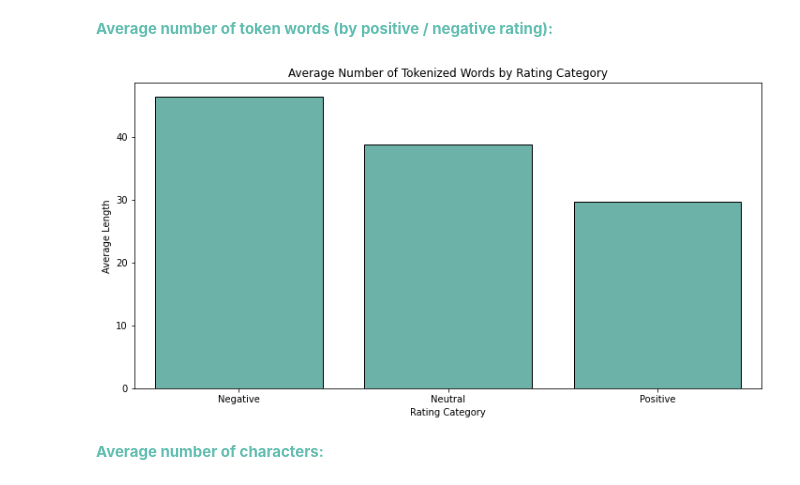
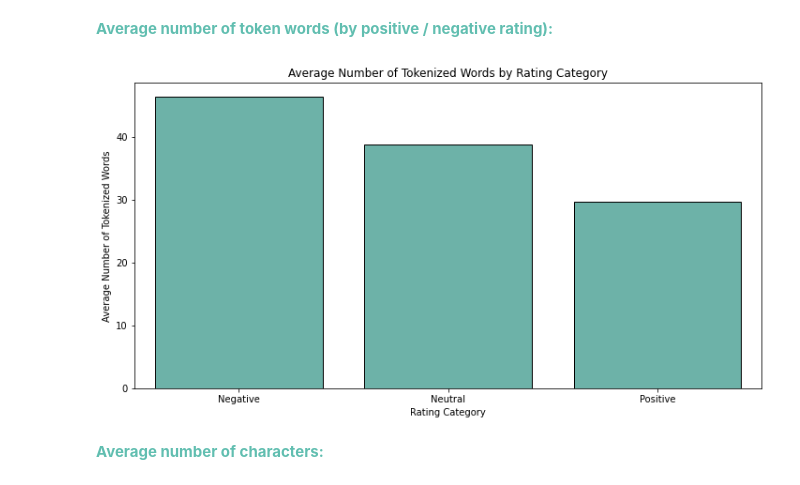
Before and after one commit to peacetay/CustomerProductReviews, a Jupyter notebook: EDA.ipynb, the cells around one changed output. Drawn from its saved outputs; the diff is of its cells as text; code cells hidden in the pictures.

```diff
--- a/EDA.ipynb
+++ b/EDA.ipynb
@@ -74,0 +258,19 @@ df_processed_full[['Review Content', 'Tokenized Content']].head(5)
+# %%
+fig, axes = plt.subplots(3, 1, figsize=(12, 18))
+
+top_unigrams = get_top_ngram(df_processed_full['Review Content'], 1)[:10]
+x, y = map(list, zip(*top_unigrams))
+sns.barplot(x=y, y=x, ax=axes[0], color='#61BEB0', edgecolor='black')
+axes[0].set_title("Top Unigrams")
+
+top_bigrams = get_top_ngram(df_processed_full['Review Content'], 2)[:10]
+x, y = map(list, zip(*top_bigrams))
+sns.barplot(x=y, y=x, ax=axes[1], color='#61BEB0', edgecolor='black')
+axes[1].set_title("Top Bigrams")
+
+top_trigrams = get_top_ngram(df_processed_full['Review Content'], 3)[:10]
+x, y = map(list, zip(*top_trigrams))
+sns.barplot(x=y, y=x, ax=axes[2], color='#61BEB0', edgecolor='black')
+axes[2].set_title("Top Trigrams")
+
+plt.show()
@@ -74,0 +302,2 @@ df_processed_full[['Review Content', 'Tokenized Content']].head(5)
+# %%
+df_processed_full['char_count'] = df_processed_full['Review Content'].apply(len)
@@ -74,0 +306,2 @@ df_processed_full[['Review Content', 'Tokenized Content']].head(5)
+# %%
+df_processed_full['word_count'] = df_processed_full['Review Content'].apply(lambda x: len(x.split()))
@@ -74,0 +310,2 @@ df_processed_full[['Review Content', 'Tokenized Content']].head(5)
+# %%
+df_processed_full['word_density'] = df_processed_full['char_count'] / (df_processed_full['word_count']+1)
@@ -77,16 +328,17 @@ df_processed_full[['Review Content', 'Tokenized Content']].head(5)
 # %% [markdown]
 <font color=#61BEB0>**Average number of token words (by positive / negative rating):**</font>
 # %%
-avg_lengths = df_processed_full.groupby('Rating Category')['Avg Token Words'].mean().reset_index()
+df_processed_full['Avg Token Words'] = df_processed_full['Tokenized Content'].apply(len)
+overall_avg = df_processed_full.groupby('Rating Category')['Avg Token Words'].mean().reset_index()
 
 plt.figure(figsize=(12, 6))
-sns.barplot(x='Rating Category', y='Avg Token Words', data=avg_lengths, color = '#61BEB0', edgecolor = 'black')
+sns.barplot(x = 'Rating Category', y = 'Avg Token Words', data = overall_avg, color='#61BEB0', edgecolor='black')
 plt.title('Average Number of Tokenized Words by Rating Category')
 plt.xlabel('Rating Category')
-plt.ylabel('Average Length')
+plt.ylabel('Average Number of Tokenized Words')
 plt.show()
 # %% [output]
-[figure, old version]
+[figure, new version]
 # %% [markdown]
 <font color=#61BEB0>**Average number of characters:**</font>
 # %%
```
Also changed, not shown: parts of 37 cells of this notebook.
